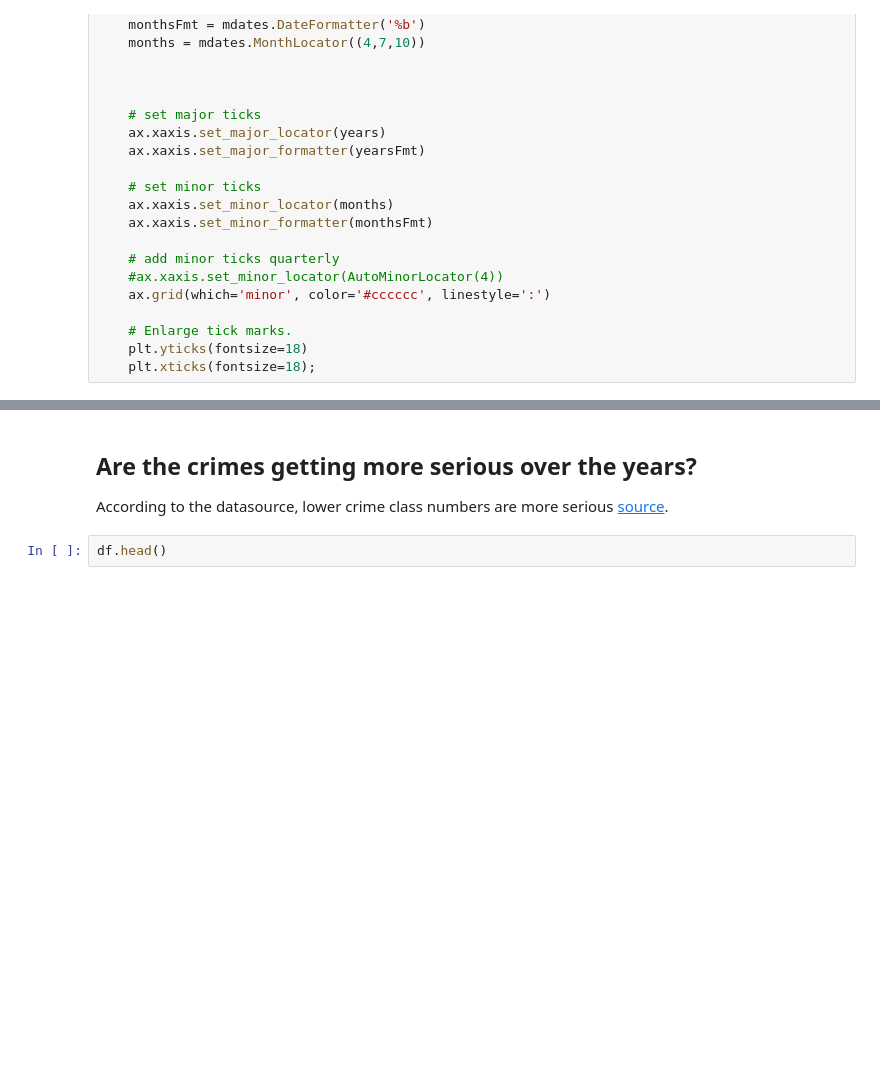
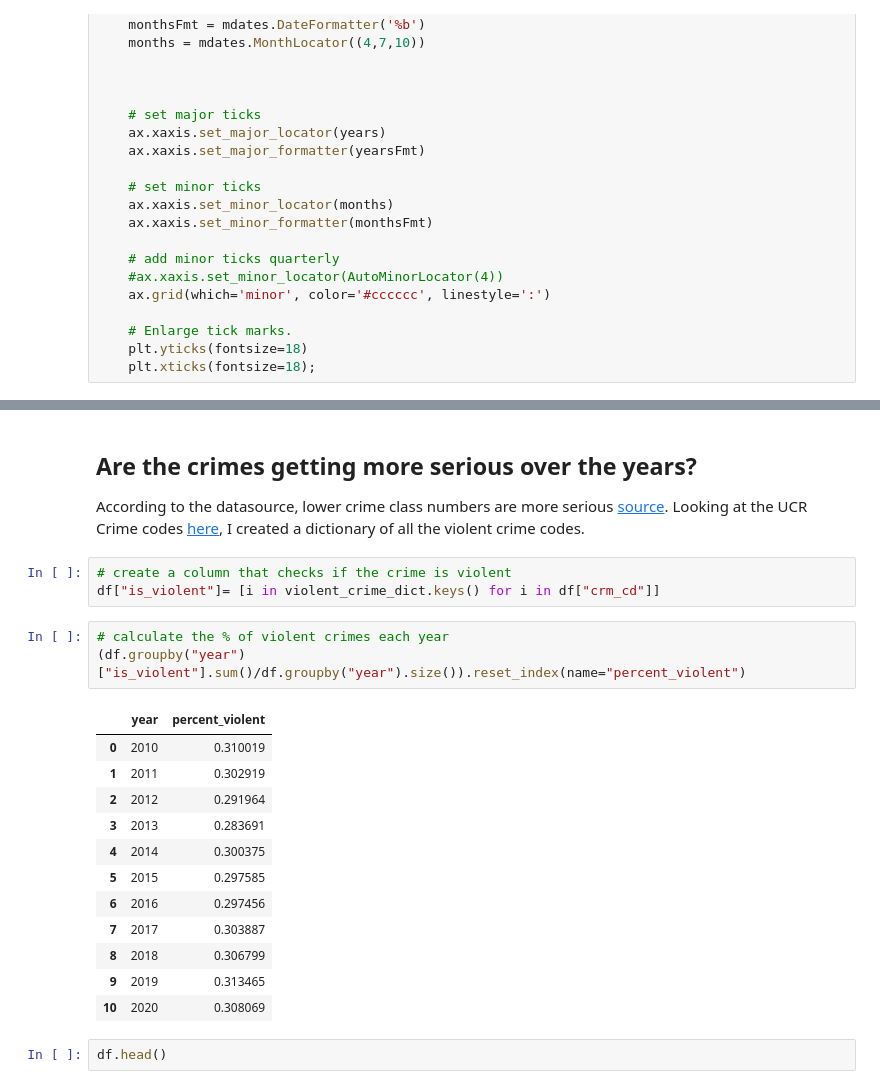
Before and after one commit to veeps/LA_innovation_team, a Jupyter notebook: code/003_explore_trends.ipynb, the cells around one changed output, grey strips where cells are left out. Drawn from its saved outputs; the diff is of its cells as text; blank space fills up the shorter version.

```diff
--- a/code/003_explore_trends.ipynb
+++ b/code/003_explore_trends.ipynb
@@ -185,6 +187,26 @@ The PostScript backend does not support transparency; partially transparent arti
 ## Are the crimes getting more serious over the years?
 
 According to the datasource, lower crime class numbers are more serious [source](https://data.lacity.org/A-Safe-City/Crime-Data-from-2020-to-Present/2nrs-mtv8).
+Looking at the UCR Crime codes [here](https://data.lacity.org/api/views/63jg-8b9z/files/fff2caac-94b0-4ae5-9ca5-d235b19e3c44?download=true&filename=UCR-COMPSTAT062618.pdf), I created a dictionary of all the violent crime codes.
+# %%
+# create a column that checks if the crime is violent
+df["is_violent"]= [i in violent_crime_dict.keys() for i in df["crm_cd"]]
+# %%
+# calculate the % of violent crimes each year
+(df.groupby("year")["is_violent"].sum()/df.groupby("year").size()).reset_index(name="percent_violent")
+# %% [output]
+|  | year | percent_violent |
+| 0 | 2010 | 0.310019 |
+| 1 | 2011 | 0.302919 |
+| 2 | 2012 | 0.291964 |
+| 3 | 2013 | 0.283691 |
+| 4 | 2014 | 0.300375 |
+| 5 | 2015 | 0.297585 |
+| 6 | 2016 | 0.297456 |
+| 7 | 2017 | 0.303887 |
+| 8 | 2018 | 0.306799 |
+| 9 | 2019 | 0.313465 |
+| 10 | 2020 | 0.308069 |
 # %%
 df.head()
 # %% [output]
```
Also changed, not shown: parts of 9 cells of this notebook, 1 other file.
